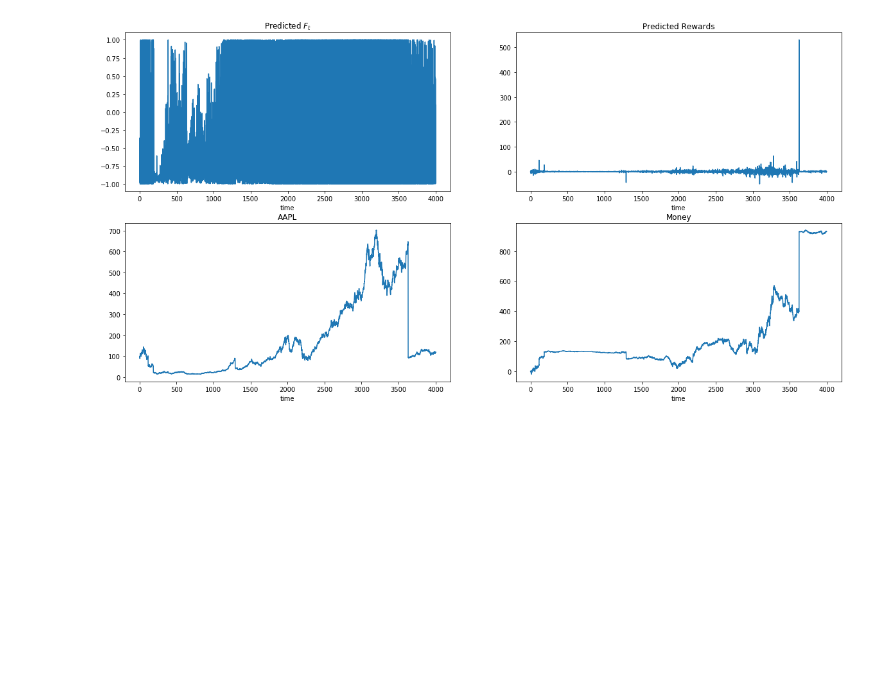
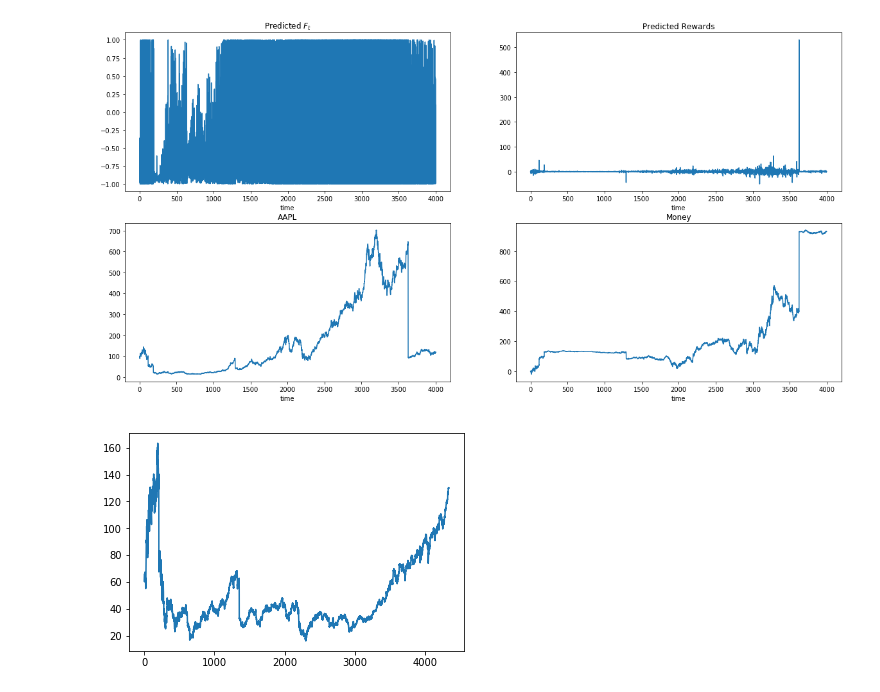
Before and after one commit to FRTP/Algorithms, a Jupyter notebook: src/main_test.ipynb, the cells around one changed output. Cells and saved outputs as stored; diff of their text form; code cells hidden in the pictures; blank space fills up the shorter version.

```diff
--- a/src/main_test.ipynb
+++ b/src/main_test.ipynb
@@ -543,3 +560,7 @@ data, returns = get_data('data/yah_stocks/AAPL.csv')
 agent_run('AAPL', data, returns, 2, 4000, 0, 3, num_iter_learn=10)
 # %% [output]
 [figure]
+# %%
+data, returns = get_data('data/yah_stocks/ADBE.csv')
+# %% [output]
+[figure, added]
```
Also changed, not shown: parts of 2 cells of this notebook, 4 other files.
